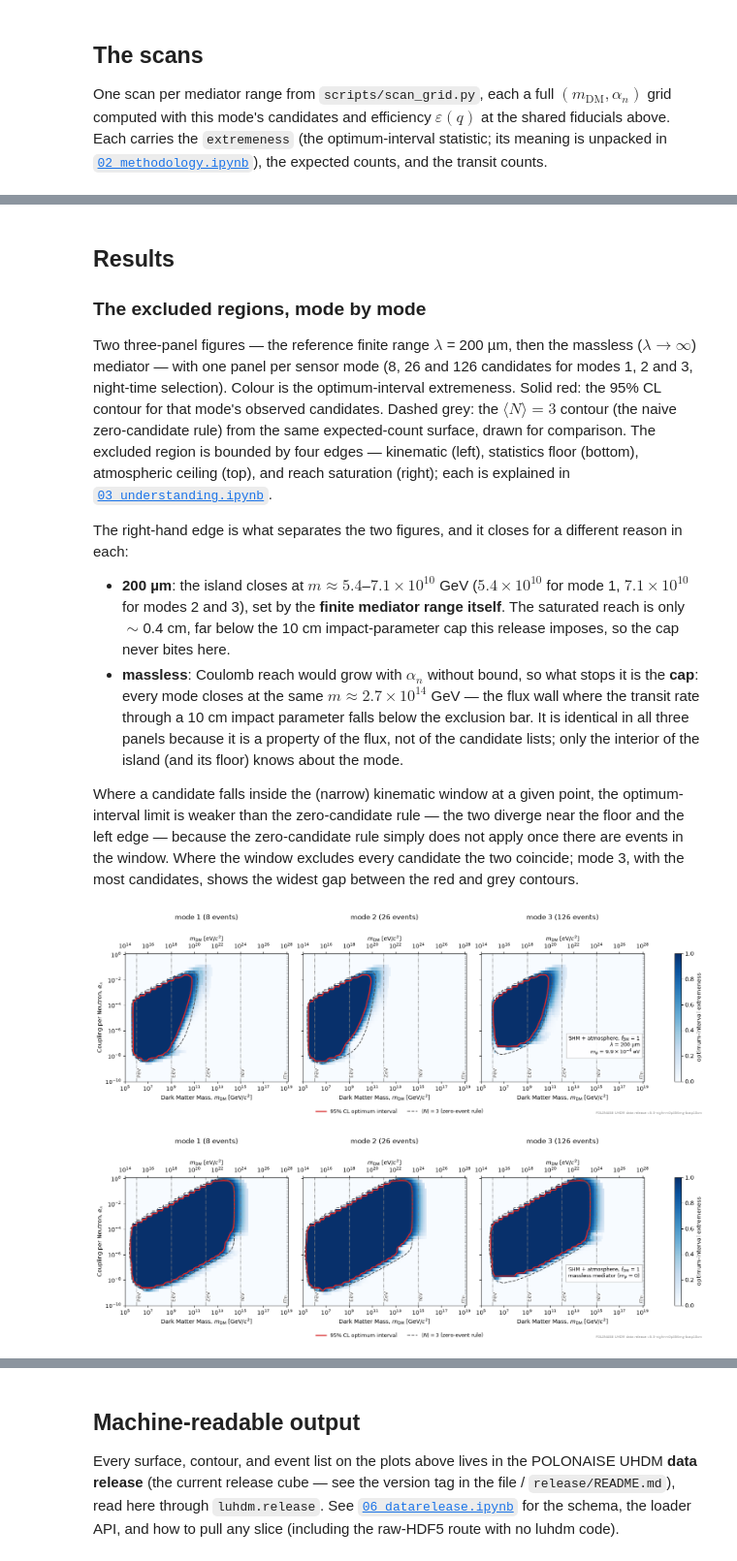
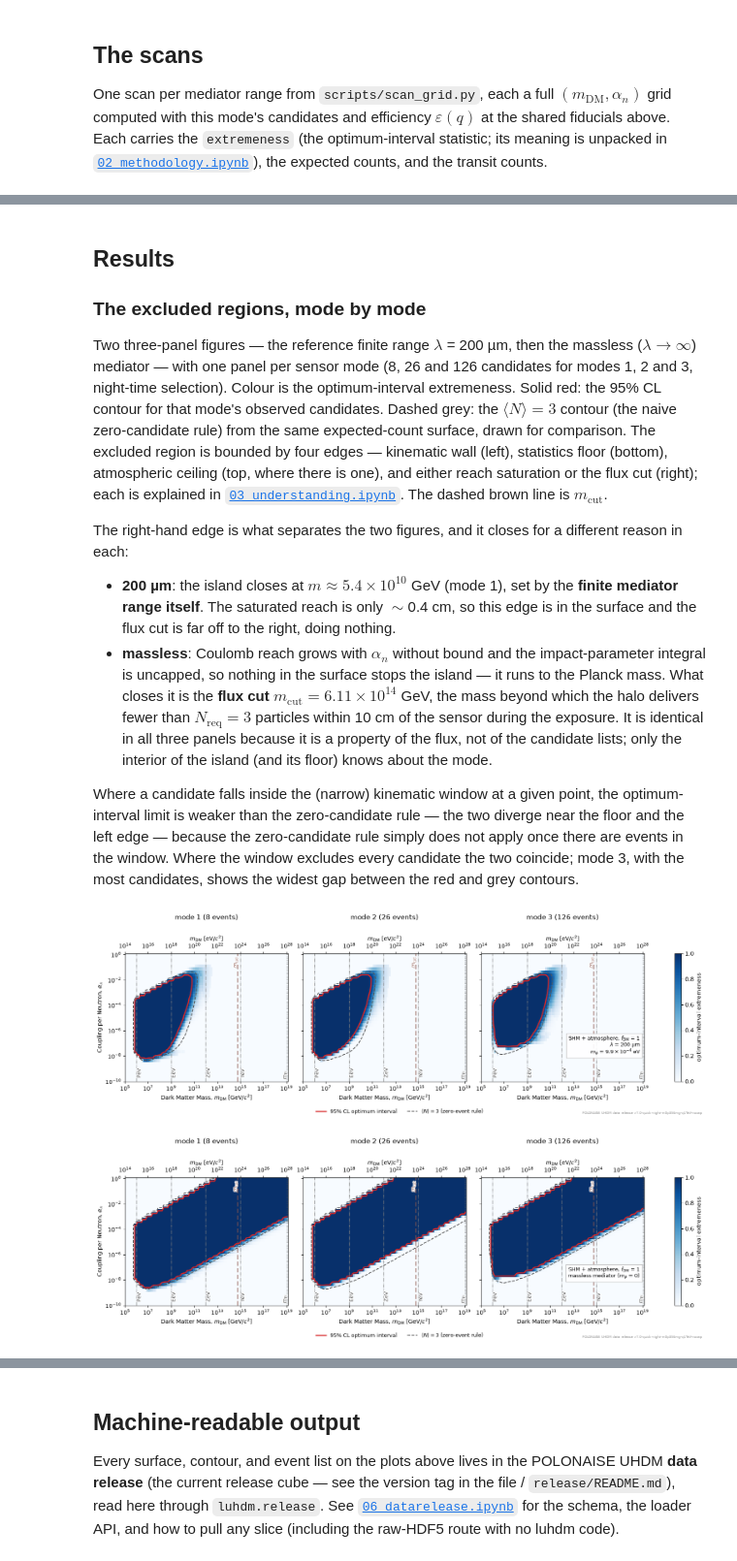
Before and after one commit to PolonaiseExperiment/luhdm, a Jupyter notebook: notebooks/01_limit_contour.ipynb, the cells around one changed output, grey strips where cells are left out. Shown at 97% size. Drawn from its saved outputs; the diff is of its cells as text; code cells hidden in the pictures.

```diff
--- a/notebooks/01_limit_contour.ipynb
+++ b/notebooks/01_limit_contour.ipynb
@@ -225,25 +279,27 @@ mediator — with one panel per sensor mode (8, 26 and 126 candidates for modes
 contour for that mode's observed candidates. Dashed grey: the
 $\langle N\rangle = 3$ contour (the naive zero-candidate rule) from the same
 expected-count surface, drawn for comparison. The excluded region is bounded by
-four edges — kinematic (left), statistics floor (bottom), atmospheric ceiling
-(top), and reach saturation (right); each is explained in
-[`03_understanding.ipynb`](03_understanding.ipynb).
+four edges — kinematic wall (left), statistics floor (bottom), atmospheric
+ceiling (top, where there is one), and either reach saturation or the flux cut
+(right); each is explained in
+[`03_understanding.ipynb`](03_understanding.ipynb). The dashed brown line is
+$m_\text{cut}$.
 
 The right-hand edge is what separates the two figures, and it closes for a
 different reason in each:
 
-- **200 µm**: the island closes at $m \approx 5.4$–$7.1\times10^{10}$ GeV
-  ($5.4\times10^{10}$ for mode 1, $7.1\times10^{10}$ for modes 2 and 3), set by
-  the **finite mediator range itself**. The saturated reach is only
-  $\sim$0.4 cm, far below the 10 cm impact-parameter cap this release imposes,
-  so the cap never bites here.
-- **massless**: Coulomb reach would grow with $\alpha_n$ without bound, so what
-  stops it is the **cap**: every mode closes at the same
-  $m \approx 2.7\times10^{14}$ GeV — the flux wall where the transit rate
-  through a 10 cm impact parameter falls below the exclusion bar. It is
-  identical in all three panels because it is a property of the flux, not of
-  the candidate lists; only the interior of the island (and its floor) knows
-  about the mode.
+- **200 µm**: the island closes at $m \approx 5.4\times10^{10}$ GeV (mode 1),
+  set by the **finite mediator range itself**. The saturated reach is only
+  $\sim$0.4 cm, so this edge is in the surface and the flux cut is far off to
+  the right, doing nothing.
+- **massless**: Coulomb reach grows with $\alpha_n$ without bound and the
+  impact-parameter integral is uncapped, so nothing in the surface stops the
+  island — it runs to the Planck mass. What closes it is the **flux cut**
+  $m_\text{cut} = 6.11\times10^{14}$ GeV, the mass beyond which the halo
+  delivers fewer than $N_\text{req} = 3$ particles within 10 cm of the sensor
+  during the exposure. It is identical in all three panels because it is a
+  property of the flux, not of the candidate lists; only the interior of the
+  island (and its floor) knows about the mode.
 
 Where a candidate falls inside the (narrow) kinematic window at a given point,
 the optimum-interval limit is weaker than the zero-candidate rule — the two
@@ -272,38 +328,39 @@ def excluded_region_panels(tag, fname, info):
         ax.set_yscale("log")
         ax.set_xlabel(r"Dark Matter Mass, $m_{\rm DM}$ [GeV/$c^2$]")
         mark_mass_milestones(ax, ms.min(), M_PLANCK)
+        mark_m_cut(ax)
         mark_planck_mass(ax, ms[-1])
         sec = ax.secondary_xaxis("top", functions=(lambda x: x * 1e9,
                                                     lambda x: x / 1e9))
         sec.set_xlabel(r"$m_{\rm DM}$ [eV/$c^2$]")
         ax.set_title(f"mode {mode} ({rel.events(mode).size} events)", pad=28)
     axes[0].set_ylabel(r"Coupling per Neutron, $\alpha_n$")
     fig.colorbar(mesh, ax=axes, label="optimum-interval extremeness")
     # one legend for the whole figure: the two contours mean the same thing
     # in every panel, so proxy lines on the first panel carry the labels
     axes[0].plot([], [], color="#d62728", lw=2,
                  label=f"{CONFIDENCE:.0%} CL optimum interval")
     axes[0].plot([], [], color="#555555", lw=1.4, ls="--",
                  label=r"$\langle N\rangle = 3$ (zero-event rule)")
     fig.legend(*axes[0].get_legend_handles_labels(), loc="outside lower center",
                ncols=2, fontsize=9, frameon=False)
     # info box once, in the last panel's empty high-mass / low-coupling corner
     axes[2].text(0.975, 0.20, info, transform=axes[2].transAxes,
                  ha="right", va="bottom", fontsize=9,
                  bbox=dict(fc="white", ec="0.7", alpha=0.9))
     save_figure(fig, fname)
 
 
 excluded_region_panels(
     REF_TAG, "01_excluded_region_200um",
     f"SHM + atmosphere, {F_DM_TXT}\n"
     + lamb_label(LAMB_REF) + "\n"
     + mphi_label(LAMB_REF))
 excluded_region_panels(
     "massless", "01_excluded_massless",
     f"SHM + atmosphere, {F_DM_TXT}\n"
     + r"massless mediator ($m_\phi$ = 0)")
 # %% [output]
-[figure, old version]
+[figure, new version]
-[figure, old version]
+[figure, new version]
 # %% [markdown]
```
Also changed, not shown: parts of 8 cells of this notebook, 27 other files.
